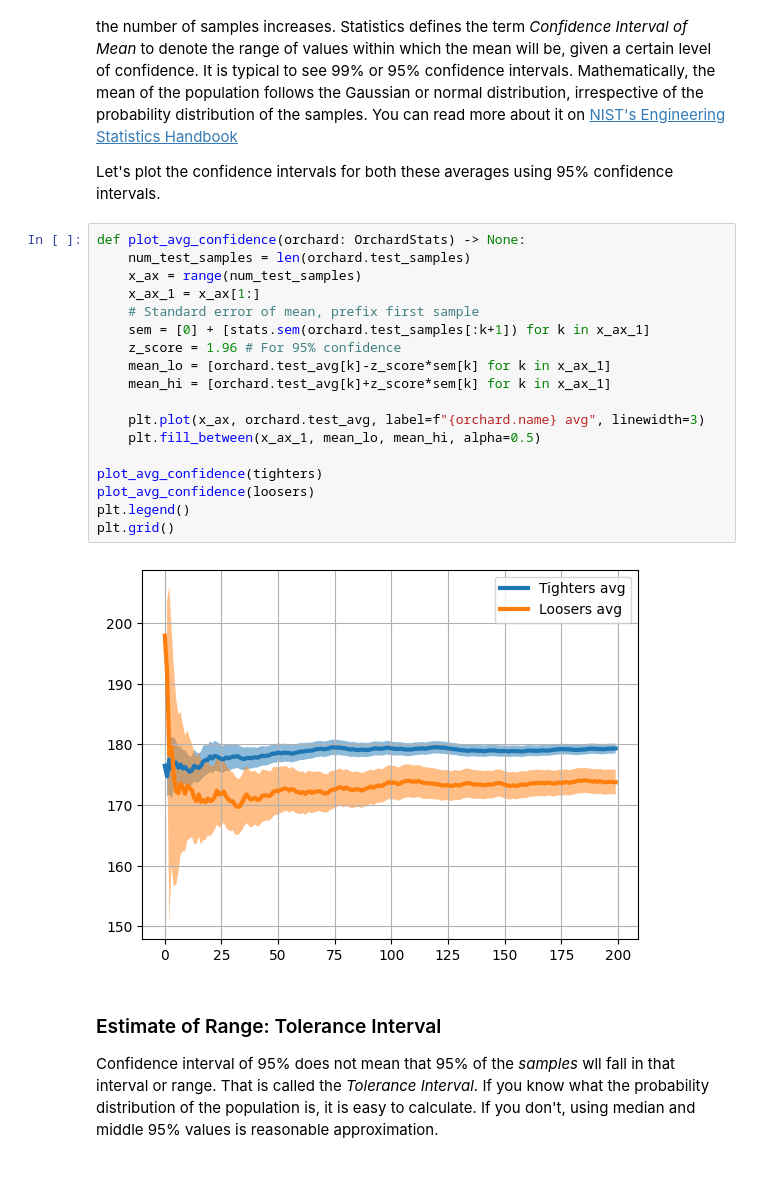
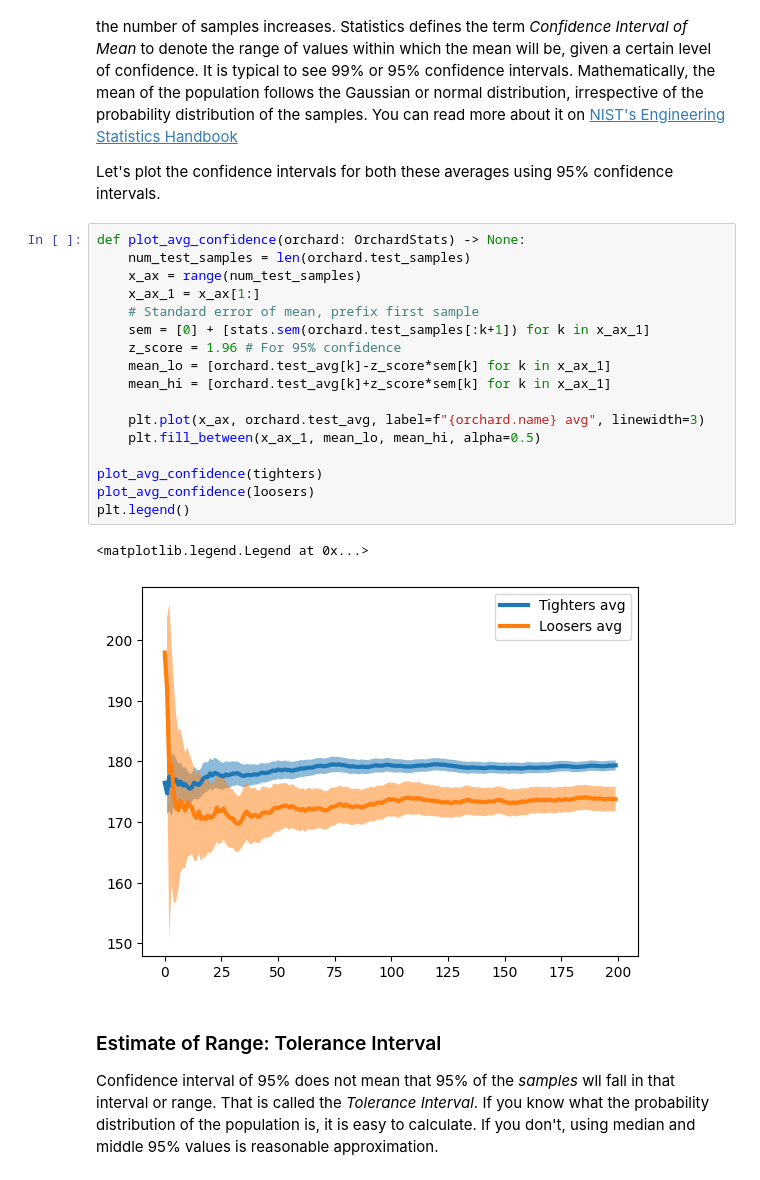
Before and after one commit to sanjaymjoshi/relistats, a Jupyter notebook: example/explore_quantile.ipynb, the cells around one changed output. Drawn from its saved outputs; the diff is of its cells as text.

```diff
--- a/example/explore_quantile.ipynb
+++ b/example/explore_quantile.ipynb
@@ -83,23 +81,23 @@ Let's plot the confidence intervals for both these averages using 95% confidence
 # %%
 def plot_avg_confidence(orchard: OrchardStats) -> None:
     num_test_samples = len(orchard.test_samples)
     x_ax = range(num_test_samples)
     x_ax_1 = x_ax[1:]
     # Standard error of mean, prefix first sample
     sem = [0] + [stats.sem(orchard.test_samples[:k+1]) for k in x_ax_1]
     z_score = 1.96 # For 95% confidence
     mean_lo = [orchard.test_avg[k]-z_score*sem[k] for k in x_ax_1]
     mean_hi = [orchard.test_avg[k]+z_score*sem[k] for k in x_ax_1]
 
     plt.plot(x_ax, orchard.test_avg, label=f"{orchard.name} avg", linewidth=3)
     plt.fill_between(x_ax_1, mean_lo, mean_hi, alpha=0.5)
 
 plot_avg_confidence(tighters)
 plot_avg_confidence(loosers)
 plt.legend()
-plt.grid()
 # %% [output]
+<matplotlib.legend.Legend at 0x...>
-[figure, old version]
+[figure, new version]
 # %% [markdown]
 ### Estimate of Range: Tolerance Interval
 Confidence interval of 95% does not mean that 95% of the _samples_ wll fall in that interval or range. That is called the _Tolerance Interval_. If you know what the probability distribution of the population is, it is easy to calculate. If you don't, using median and middle 95% values is reasonable approximation.
```
Also changed, not shown: parts of 6 cells of this notebook.
